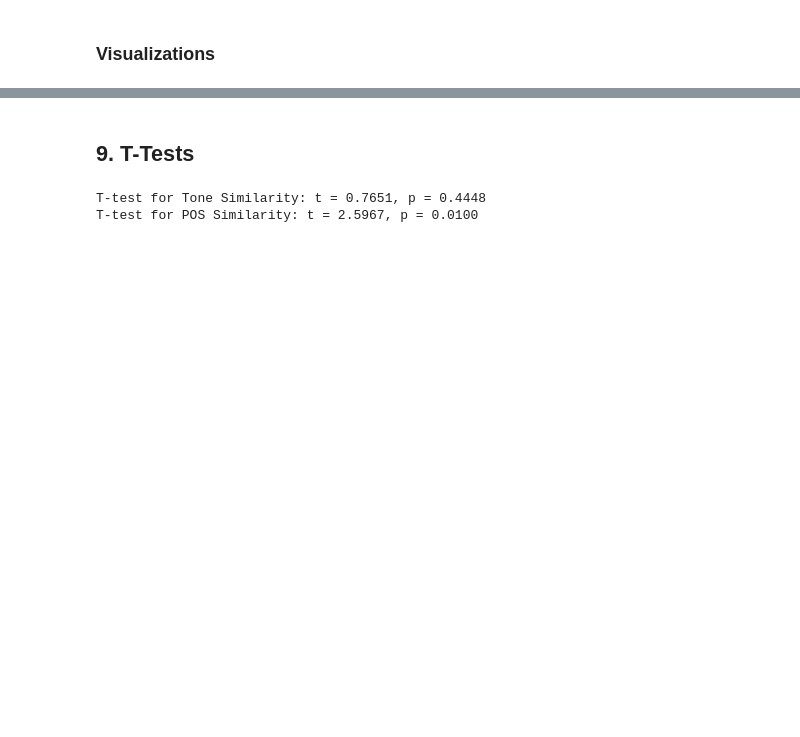
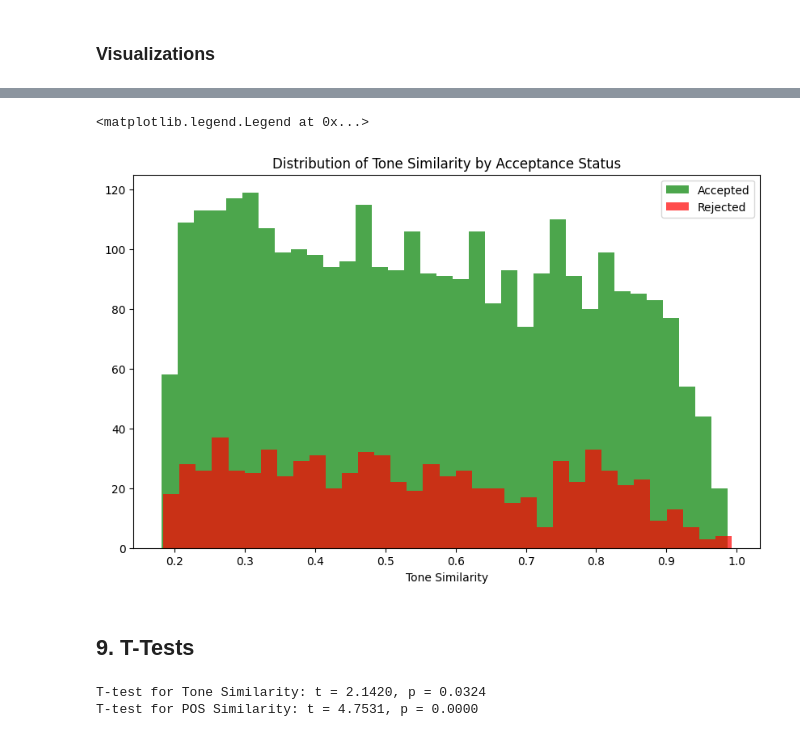
Before and after one commit to northofsophia/Helpfulness, a Jupyter notebook: Code/Detecting_Stylistic_Fit_(TONE_and_POS)_Prompt_vs_Suggestions.ipynb, the cells around one changed output, grey strips where cells are left out. Saved outputs shown, nothing was run; the diff lists cells and outputs as text; code cells hidden in the pictures; blank space fills up the shorter version.

```diff
--- a/Code/Detecting_Stylistic_Fit_(TONE_and_POS)_Prompt_vs_Suggestions.ipynb
+++ b/Code/Detecting_Stylistic_Fit_(TONE_and_POS)_Prompt_vs_Suggestions.ipynb
@@ -765,10 +773,13 @@ plt.legend()
 # %%
 plt.figure(figsize=(10, 6))
-plt.hist(df_results[df_results['acceptance_status'] == 'accepted']['jsd_similarity'], bins=35, color='green', alpha=0.7, label='Accepted')
-plt.hist(df_results[df_results['acceptance_status'] == 'rejected']['jsd_similarity'], bins=35, color='red', alpha=0.7, label='Rejected')
-plt.title('Distribution of POS Similarity by Acceptance Status')
-plt.xlabel('POS Similarity')
+plt.hist(df_results[df_results['acceptance_status'] == 'accepted']['tone_similarity'], bins=35, color='green', alpha=0.7, label='Accepted')
+plt.hist(df_results[df_results['acceptance_status'] == 'rejected']['tone_similarity'], bins=35, color='red', alpha=0.7, label='Rejected')
+plt.title('Distribution of Tone Similarity by Acceptance Status')
+plt.xlabel('Tone Similarity')
 plt.legend()
+# %% [output]
+<matplotlib.legend.Legend at 0x...>
+[figure, added]
 # %% [markdown]
 ## 9. T-Tests
 # %%
@@ -779,12 +790,12 @@ accepted = df_results[df_results['acceptance_status'] == 'accepted']
 rejected = df_results[df_results['acceptance_status'] == 'rejected']
 
 # Run t-tests
-t_jsd, p_jsd = ttest_ind(accepted['jsd_similarity'], rejected['jsd_similarity'], equal_var=False)
+t_jsd, p_jsd = ttest_ind(accepted['tone_similarity'], rejected['tone_similarity'], equal_var=False)
 t_pos, p_pos = ttest_ind(accepted['pos_similarity'], rejected['pos_similarity'], equal_var=False)
 
 # Print results
 print(f"T-test for Tone Similarity: t = {t_jsd:.4f}, p = {p_jsd:.4f}")
 print(f"T-test for POS Similarity: t = {t_pos:.4f}, p = {p_pos:.4f}")
 # %% [output]
-T-test for Tone Similarity: t = 0.7651, p = 0.4448
-T-test for POS Similarity: t = 2.5967, p = 0.0100
+T-test for Tone Similarity: t = 2.1420, p = 0.0324
+T-test for POS Similarity: t = 4.7531, p = 0.0000
```
Also changed, not shown: parts of 19 cells of this notebook, 1 other file.
